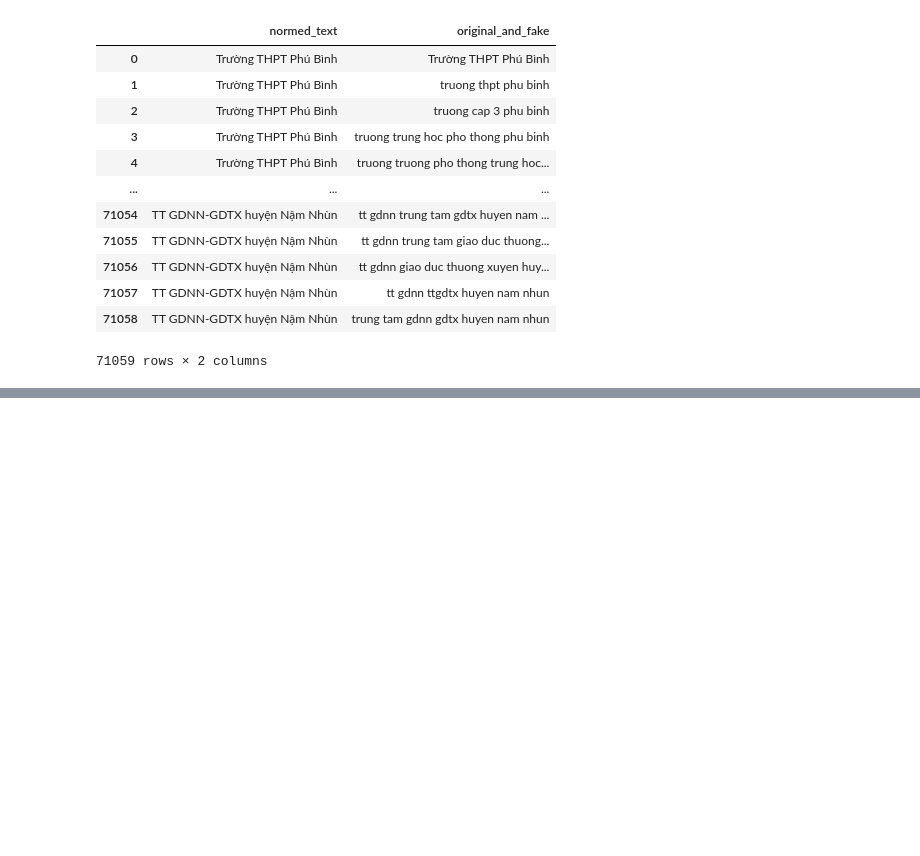
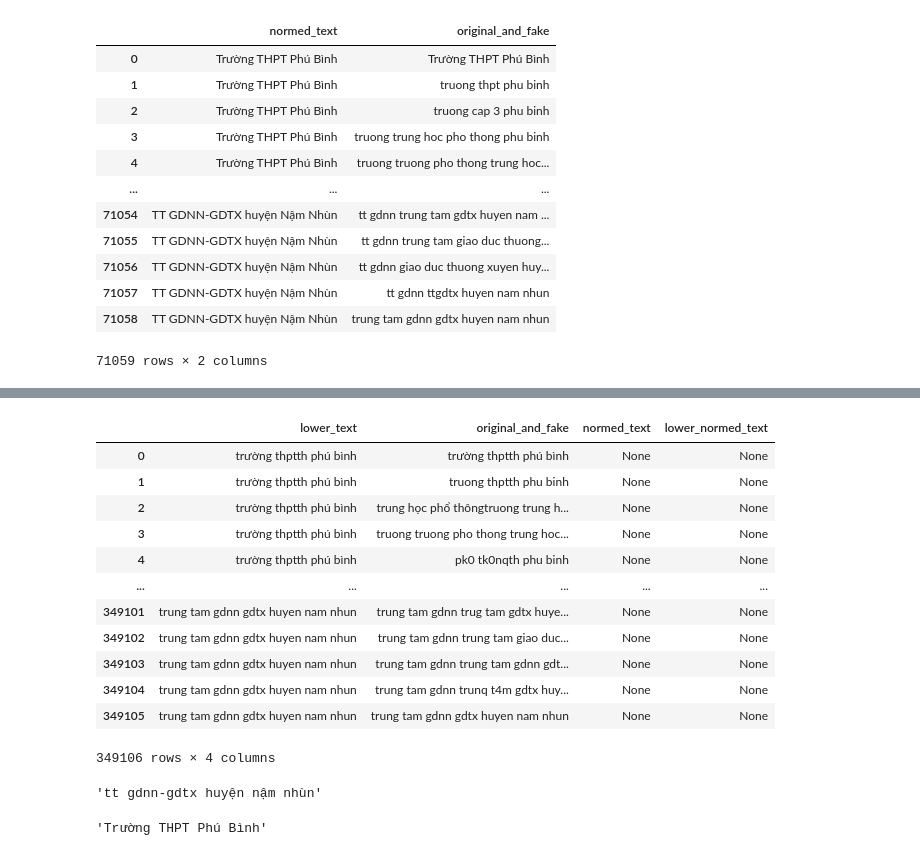
Before and after one commit to nguyenhongson1902/augmenting-education, a Jupyter notebook: draft.ipynb, the cells around one changed output, grey strips where cells are left out. Drawn from its saved outputs; the diff is of its cells as text; code cells hidden in the pictures; blank space fills up the shorter version.

Commit message:
Adding normed_text and lower_normed_text columns

```diff
--- a/draft.ipynb
+++ b/draft.ipynb
@@ -332,0 +373,4 @@ df3
+# %%
+df3 = pd.read_csv('./data_augmented/education_train_augmented.csv')
+df3.columns = ['lower_text', 'original_and_fake']
+df3
@@ -332,0 +391,26 @@ df3
+# %%
+df3['normed_text'] = None
+df3['lower_normed_text'] = None
+df3
+# %% [output]
+|  | lower_text | original_and_fake | normed_text | lower_normed_text |
+| 0 | trường thptth phú bình | trường thptth phú bình | None | None |
+| 1 | trường thptth phú bình | truong thptth phu binh | None | None |
+| 2 | trường thptth phú bình | trung học phổ thôngtruong trung h... | None | None |
+| 3 | trường thptth phú bình | truong truong pho thong trung hoc... | None | None |
+| 4 | trường thptth phú bình | pk0 tk0nqth phu binh | None | None |
+| ... | ... | ... | ... | ... |
+| 349101 | trung tam gdnn gdtx huyen nam nhun | trung tam gdnn trug tam gdtx huye... | None | None |
+| 349102 | trung tam gdnn gdtx huyen nam nhun | trung tam gdnn trung tam giao duc... | None | None |
+| 349103 | trung tam gdnn gdtx huyen nam nhun | trung tam gdnn trung tam gdnn gdt... | None | None |
+| 349104 | trung tam gdnn gdtx huyen nam nhun | trung tam gdnn trunq t4m gdtx huy... | None | None |
+| 349105 | trung tam gdnn gdtx huyen nam nhun | trung tam gdnn gdtx huyen nam nhun | None | None |
+349106 rows × 4 columns
+# %%
+df.loc[df['lower_text']=='trung tam gdnn gdtx huyen nam nhun', 'lower_normed_text'].values[0]
+# %% [output]
+'tt gdnn-gdtx huyện nậm nhùn'
+# %%
+df.loc[df['lower_text']==df3.loc[0, 'lower_text'], 'normed_text'].loc[0]
+# %% [output]
+'Trường THPT Phú Bình'
```
Also changed, not shown: parts of 6 cells of this notebook.
